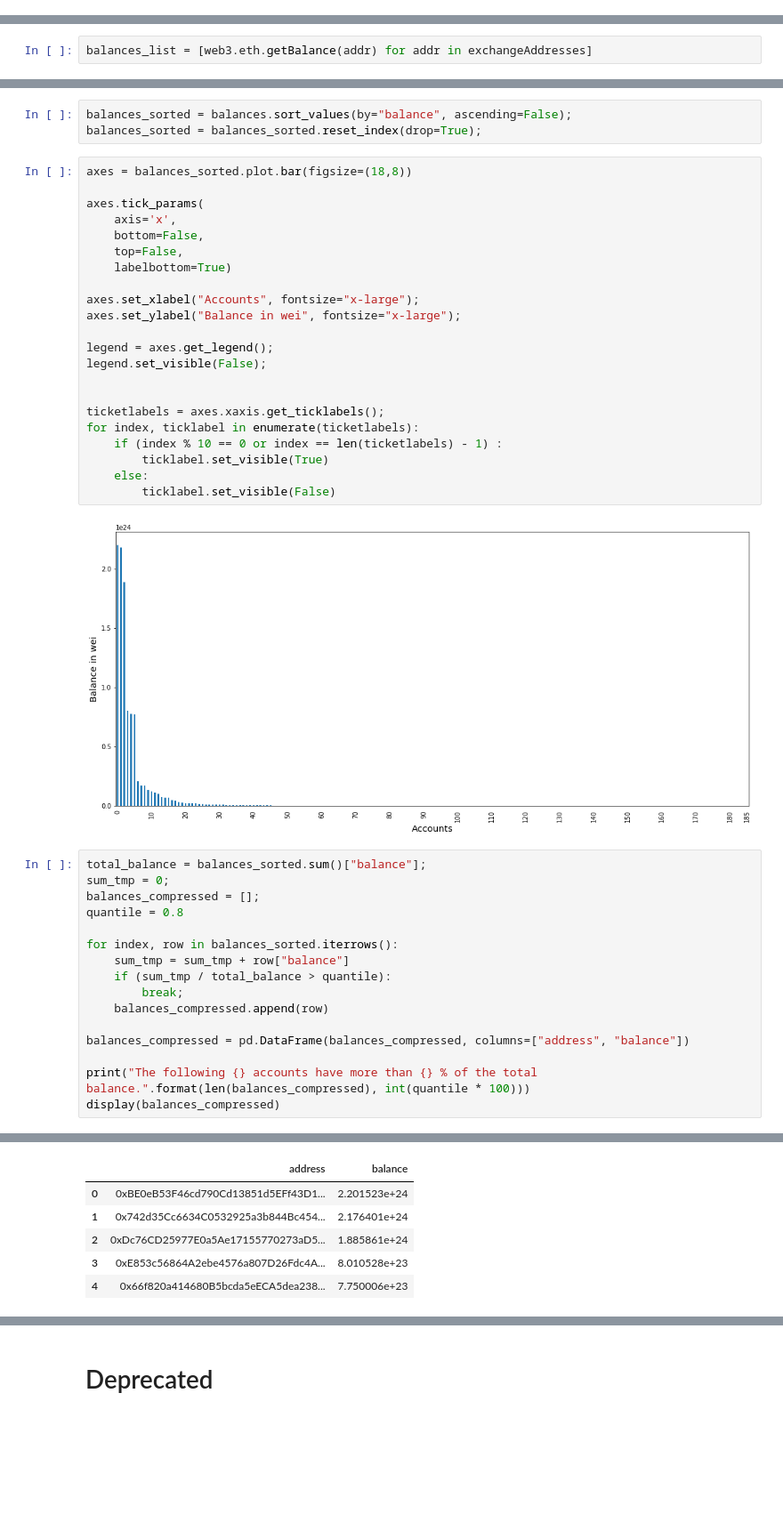
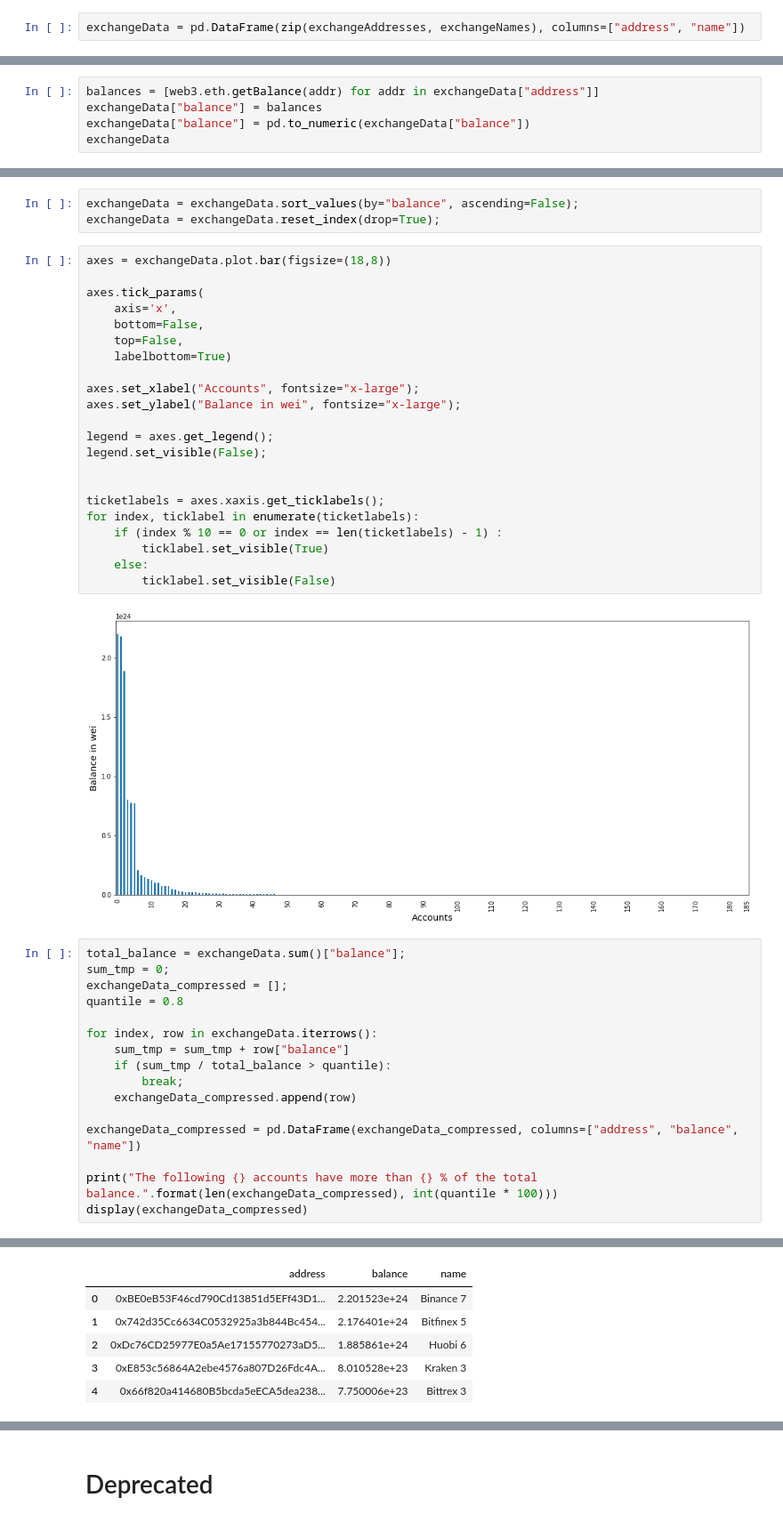
Before and after one commit to mgsgde/ethcluster, a Jupyter notebook: eventstudy.ipynb, the cells around one changed output, grey strips where cells are left out. Shown at 89% size. Cells and saved outputs as stored; diff of their text form; blank space fills up the shorter version.

```diff
--- a/eventstudy.ipynb
+++ b/eventstudy.ipynb
@@ -42,3 +57,5 @@ print("{} addresses scraped from Etherscan.".format(len(exchangeAddresses)))
+# %%
+exchangeData = pd.DataFrame(zip(exchangeAddresses, exchangeNames), columns=["address", "name"])
 # %% [markdown]
 # Get hack events
 # %%
@@ -121,4 +116,7 @@ with open('exchangeAccounts.json', 'w') as json_file:
 # %% [markdown]
 ## Get balances for each address
 # %%
-balances_list = [web3.eth.getBalance(addr) for addr in exchangeAddresses]
+balances = [web3.eth.getBalance(addr) for addr in exchangeData["address"]]
+exchangeData["balance"] = balances
+exchangeData["balance"] = pd.to_numeric(exchangeData["balance"])
+exchangeData
@@ -141,10 +150,10 @@ print("The address {address} has the highest balance: {balance}.".format(address
 | max | 2.201523e+24 |
 The address 0xBE0eB53F46cd790Cd13851d5EFf43D12404d33E8 has the highest balance: 2.2015228557509146e+24.
 # %%
-balances_sorted = balances.sort_values(by="balance", ascending=False);
-balances_sorted = balances_sorted.reset_index(drop=True);
+exchangeData = exchangeData.sort_values(by="balance", ascending=False);
+exchangeData = exchangeData.reset_index(drop=True);
 # %%
-axes = balances_sorted.plot.bar(figsize=(18,8))
+axes = exchangeData.plot.bar(figsize=(18,8))
 
 axes.tick_params(
     axis='x',
@@ -168,27 +177,27 @@ for index, ticklabel in enumerate(ticketlabels):
 # %% [output]
 [figure]
 # %%
-total_balance = balances_sorted.sum()["balance"];
+total_balance = exchangeData.sum()["balance"];
 sum_tmp = 0;
-balances_compressed = [];
+exchangeData_compressed = [];
 quantile = 0.8
 
-for index, row in balances_sorted.iterrows():
+for index, row in exchangeData.iterrows():
     sum_tmp = sum_tmp + row["balance"]
     if (sum_tmp / total_balance > quantile):
         break;
-    balances_compressed.append(row)
+    exchangeData_compressed.append(row)
 
-balances_compressed = pd.DataFrame(balances_compressed, columns=["address", "balance"])
+exchangeData_compressed = pd.DataFrame(exchangeData_compressed, columns=["address", "balance", "name"])
 
-print("The following {} accounts have more than {} % of the total balance.".format(len(balances_compressed), int(quantile * 100)))
-display(balances_compressed)
+print("The following {} accounts have more than {} % of the total balance.".format(len(exchangeData_compressed), int(quantile * 100)))
+display(exchangeData_compressed)
 # %% [output]
 The following 5 accounts have more than 80 % of the total balance.
-|  | address | balance |
-| 0 | 0xBE0eB53F46cd790Cd13851d5EFf43D1... | 2.201523e+24 |
-| 1 | 0x742d35Cc6634C0532925a3b844Bc454... | 2.176401e+24 |
-| 2 | 0xDc76CD25977E0a5Ae17155770273aD5... | 1.885861e+24 |
-| 3 | 0xE853c56864A2ebe4576a807D26Fdc4A... | 8.010528e+23 |
-| 4 | 0x66f820a414680B5bcda5eECA5dea238... | 7.750006e+23 |
+|  | address | balance | name |
+| 0 | 0xBE0eB53F46cd790Cd13851d5EFf43D1... | 2.201523e+24 | Binance 7 |
+| 1 | 0x742d35Cc6634C0532925a3b844Bc454... | 2.176401e+24 | Bitfinex 5 |
+| 2 | 0xDc76CD25977E0a5Ae17155770273aD5... | 1.885861e+24 | Huobi 6 |
+| 3 | 0xE853c56864A2ebe4576a807D26Fdc4A... | 8.010528e+23 | Kraken 3 |
+| 4 | 0x66f820a414680B5bcda5eECA5dea238... | 7.750006e+23 | Bittrex 3 |
 # %%
```
Also changed, not shown: parts of 21 cells of this notebook, 2 other files.
